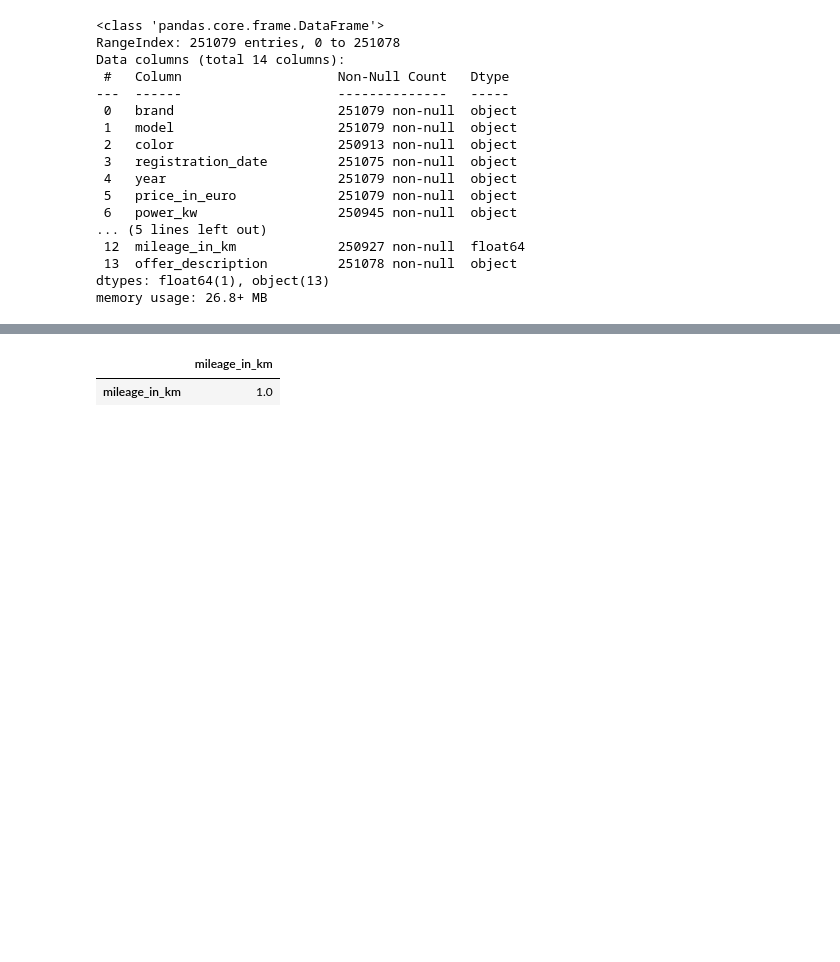
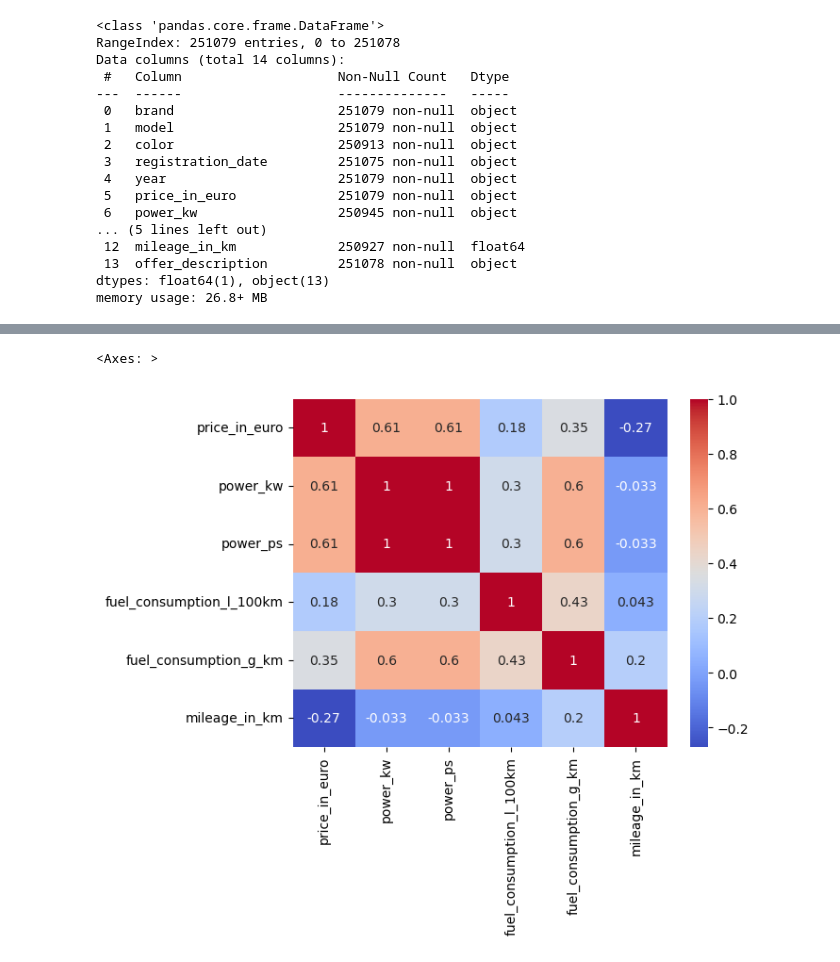
Before and after one commit to saintLaurentII/ML_PROJ, a Jupyter notebook: v1.ipynb, the cells around one changed output, grey strips where cells are left out. Cells and saved outputs as stored; diff of their text form; code cells hidden in the pictures; blank space fills up the shorter version.

```diff
--- a/v1.ipynb
+++ b/v1.ipynb
@@ -105,5 +156,5 @@ cars.duplicated().sum()
 # %%
-cars.corr(numeric_only=True)
+sns.heatmap(cars.corr(numeric_only=True), annot=True, cmap='coolwarm')
 # %% [output]
-|  | mileage_in_km |
-| mileage_in_km | 1.0 |
+<Axes: >
+[figure, added]
```
Also changed, not shown: parts of 21 cells of this notebook.
